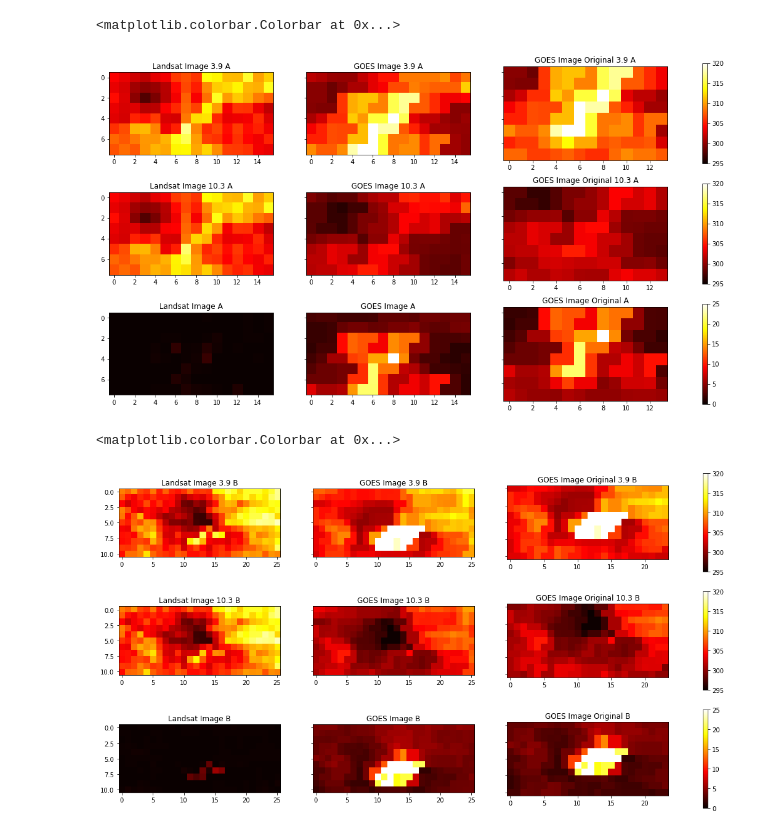
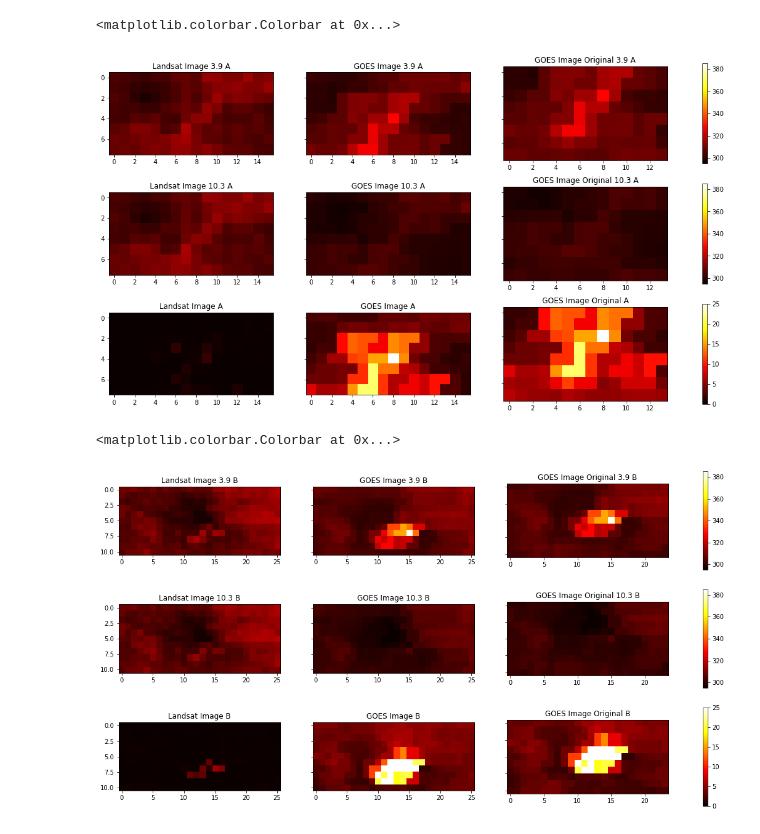
Before and after one commit to ccny-glasslab/Fires, a Jupyter notebook: fires_landsat.ipynb, the cells around one changed output. Cells and saved outputs as stored; diff of their text form; code cells hidden in the pictures.

```diff
--- a/fires_landsat.ipynb
+++ b/fires_landsat.ipynb
@@ -37,7 +37,7 @@ lonsB = [coords1B[0], coords2B[0]]
 latsB = [coords2B[1], coords1B[1]]
 # %%
 f, (ax1, ax2, ax3) = plt.subplots(3, 3, figsize=(20, 10), sharey=True)
-max_temp = 320
+max_temp = 385
 min_temp = 295
 
 landsat_img_039_A = np.flipud(np.load(landsat_path + 'LC08_L2SP_044032_20210828_20210901_02_T1_goesLS_BT3.9_gridAcent0.02deg.npy'))
@@ -48,37 +48,37 @@ landsat_map = ax1[0].imshow(landsat_img_039_A, vmin = min_temp, vmax = max_temp,
 ax1[0].set_title('Landsat Image 3.9 A')
 ax1[1].imshow(goes_img_039_A, vmin = min_temp, vmax = max_temp, cmap='hot')
 ax1[1].set_title('GOES Image 3.9 A')
 ax1[2].imshow(goes_img_original_039_A, vmin = min_temp, vmax = max_temp, cmap='hot')
 ax1[2].set_title('GOES Image Original 3.9 A')
 plt.colorbar(landsat_map, ax = ax1)
 
 landsat_img_103_A = np.flipud(np.load(landsat_path + 'LC08_L2SP_044032_20210828_20210901_02_T1_goesLS_BT10.3_gridAcent0.02deg.npy'))
 goes_img_103_A = shiftPixels(landsat_img_103_A, goes103, [latsA[0], latsA[1]], [lonsA[0], lonsA[1]])
 goes_img_original_103_A = goes103[latsA[0]:latsA[1], lonsA[0]:lonsA[1]]
 
 landsat_map = ax2[0].imshow(landsat_img_103_A, vmin = min_temp, vmax = max_temp, cmap='hot')
 ax2[0].set_title('Landsat Image 10.3 A')
 ax2[1].imshow(goes_img_103_A, vmin = min_temp, vmax = max_temp, cmap='hot')
 ax2[1].set_title('GOES Image 10.3 A')
 ax2[2].imshow(goes_img_original_103_A, vmin = min_temp, vmax = max_temp, cmap='hot')
 ax2[2].set_title('GOES Image Original 10.3 A')
 plt.colorbar(landsat_map, ax = ax2)
 
 max_temp = 25
 min_temp = 0
 landsat_map = ax3[0].imshow(landsat_img_039_A-landsat_img_103_A, vmin = min_temp, vmax = max_temp, cmap='hot')
 ax3[0].set_title('Landsat Image A')
 ax3[1].imshow(goes_img_039_A-goes_img_103_A, vmin = min_temp, vmax = max_temp, cmap='hot')
 ax3[1].set_title('GOES Image A')
 ax3[2].imshow(goes_img_original_039_A-goes_img_original_103_A, vmin = min_temp, vmax = max_temp, cmap='hot')
 ax3[2].set_title('GOES Image Original A')
 plt.colorbar(landsat_map, ax = ax3)
 # %% [output]
 <matplotlib.colorbar.Colorbar at 0x...>
-[figure, old version]
+[figure, new version]
 # %%
 f, (ax1, ax2, ax3) = plt.subplots(3, 3, figsize=(20, 10), sharey=True)
-max_temp = 320
+max_temp = 385
 min_temp = 295
 
 landsat_img_039_B = np.flipud(np.load(landsat_path + 'LC08_L2SP_044032_20210828_20210901_02_T1_goesLS_BT3.9_gridBcent0.02deg.npy'))
@@ -116,7 +116,7 @@ ax3[2].set_title('GOES Image Original B')
 plt.colorbar(landsat_map, ax = ax3)
 # %% [output]
 <matplotlib.colorbar.Colorbar at 0x...>
-[figure, old version]
+[figure, new version]
 # %%
 def shiftPixels(refimg, newimg_full, lats, lons):
     newimg = newimg_full[lats[0]:lats[1], lons[0]:lons[1]]
```
Also changed, not shown: 2 other files.
